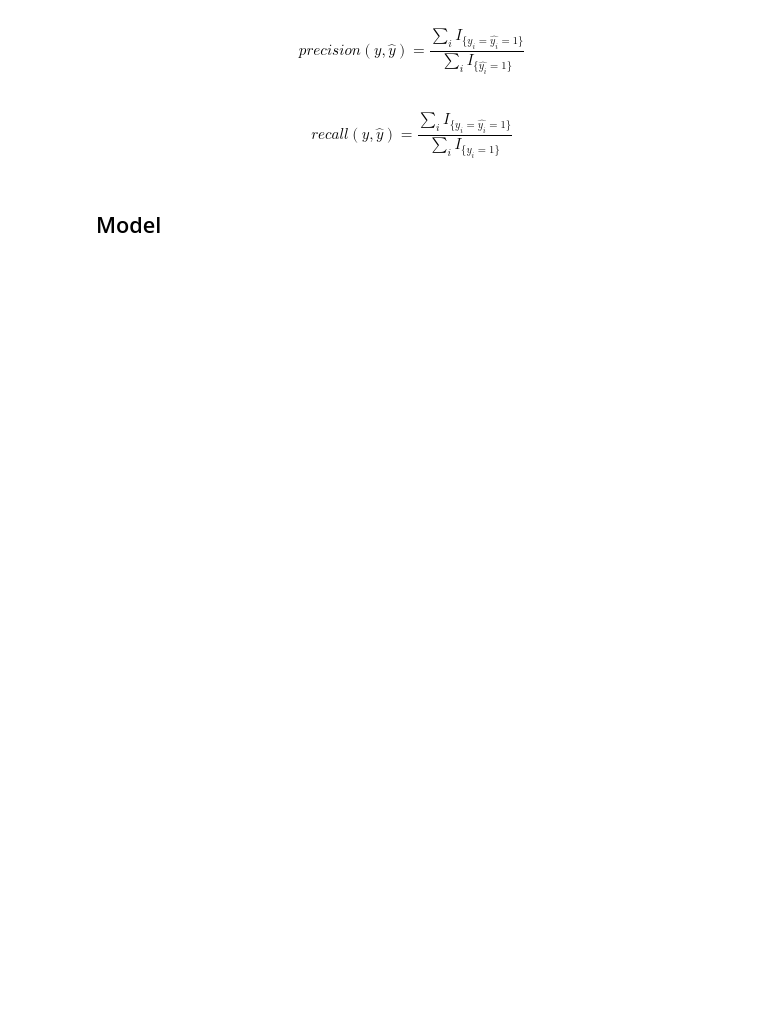
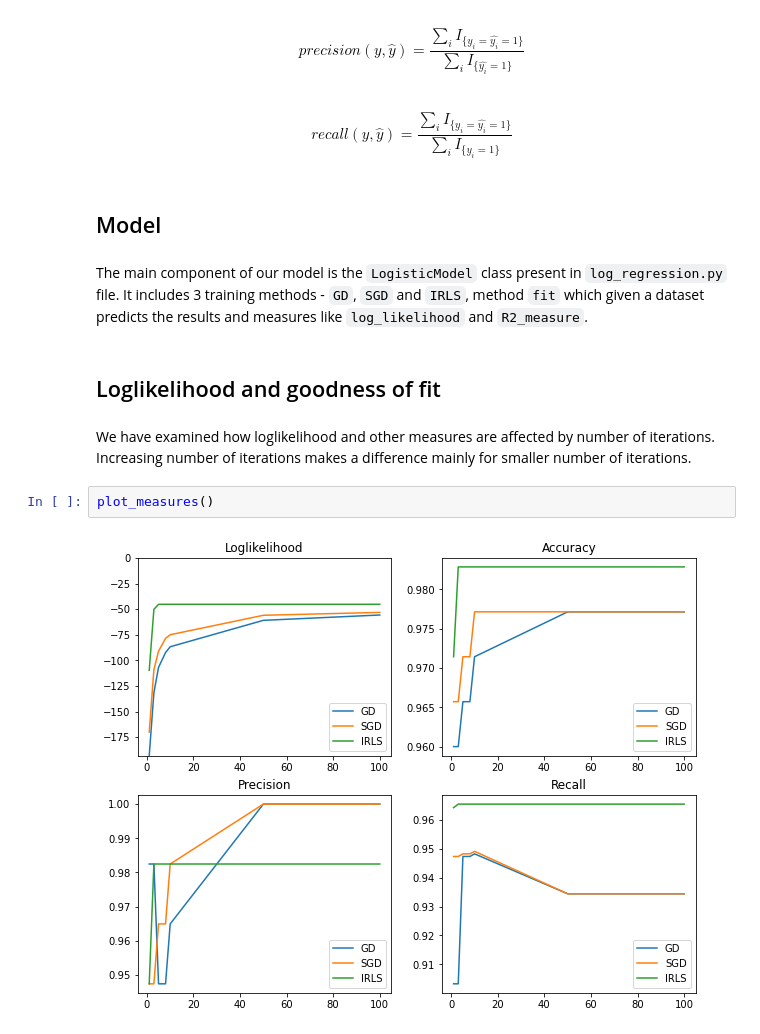
Before and after one commit to marneusz/AML_log_regression_optimization, a Jupyter notebook: report.ipynb, the cells around one changed output. Drawn from its saved outputs; the diff is of its cells as text; blank space fills up the shorter version.

```diff
--- a/report.ipynb
+++ b/report.ipynb
@@ -46,3 +48,13 @@ $$precision(y,\hat{y}) = \frac{\sum_i I_{\big\{y_i=\hat{y_i}=1\big\} }}{\sum_i I
 $$recall(y,\hat{y}) = \frac{\sum_i I_{\big\{y_i=\hat{y_i}=1\big\} }}{\sum_i I_{\big\{{y_i}=1\big\} }}$$
 # %% [markdown]
 ## Model
+# %% [markdown]
+The main component of our model is the `LogisticModel` class present in `log_regression.py` file. It includes 3 training methods - `GD`, `SGD` and `IRLS`, method `fit` which given a dataset predicts the results and measures like `log_likelihood` and `R2_measure`.
+# %% [markdown]
+## Loglikelihood and goodness of fit
+# %% [markdown]
+We have examined how loglikelihood and other measures are affected by number of iterations. Increasing number of iterations makes a difference mainly for smaller number of iterations.
+# %%
+plot_measures()
+# %% [output]
+[figure, added]
```
Also changed, not shown: parts of 7 cells of this notebook, 1 other file.
